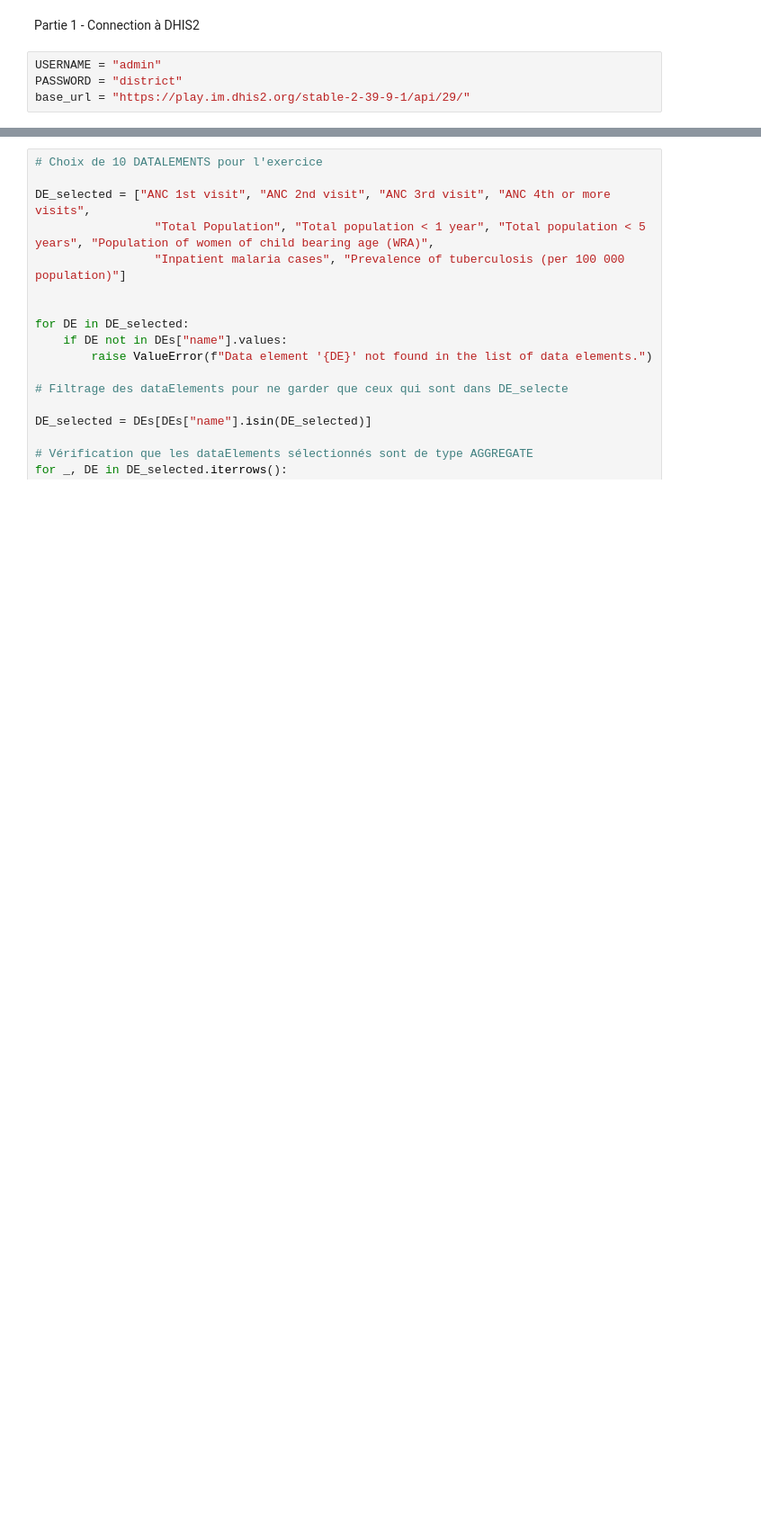
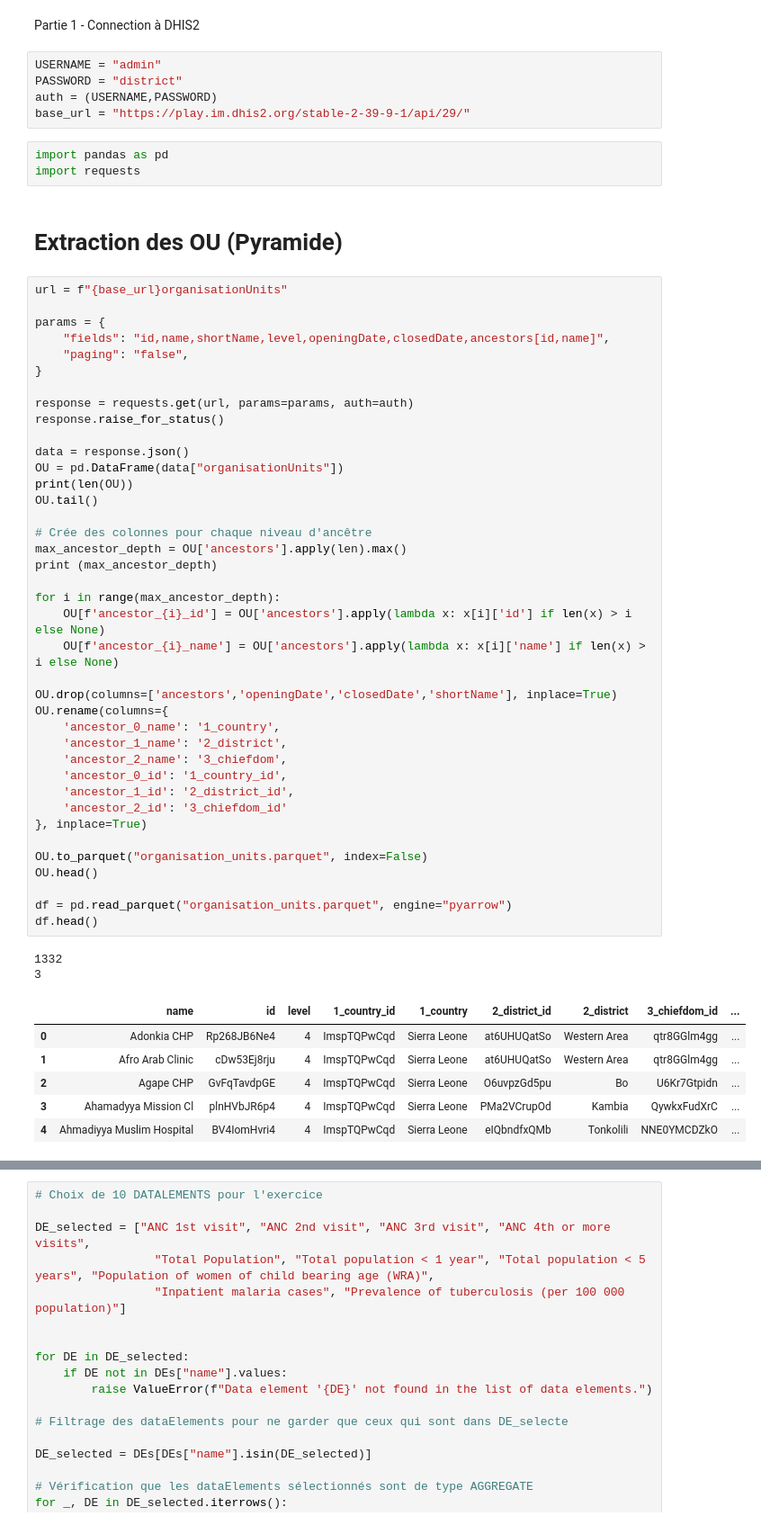
Before and after one commit to stephanedresse/sd_training_github, a Jupyter notebook: sd_assignment_june2025/notebook_extraction_dhis2.ipynb, the cells around one changed output, grey strips where cells are left out. Shown: that part at 90% size. Cells and saved outputs as stored; diff of their text form; blank space fills up the shorter version.

Commit message:
Amélioration du notebook d'extraction DHIS2

```diff
--- a/sd_assignment_june2025/notebook_extraction_dhis2.ipynb
+++ b/sd_assignment_june2025/notebook_extraction_dhis2.ipynb
@@ -14,7 +14,61 @@ Partie 1 - Connection à DHIS2
 # %%
 USERNAME = "admin"
 PASSWORD = "district"
+auth = (USERNAME,PASSWORD)
 base_url = "https://play.im.dhis2.org/stable-2-39-9-1/api/29/"
+# %%
+import pandas as pd
+import requests
+# %% [markdown]
+# Extraction des OU (Pyramide)
+# %%
+url = f"{base_url}organisationUnits"
+
+params = {
+    "fields": "id,name,shortName,level,openingDate,closedDate,ancestors[id,name]",
+    "paging": "false",
+}
+
+response = requests.get(url, params=params, auth=auth)
+response.raise_for_status()
+
+data = response.json()
+OU = pd.DataFrame(data["organisationUnits"])
+print(len(OU))
+OU.tail()
+
+# Crée des colonnes pour chaque niveau d'ancêtre
+max_ancestor_depth = OU['ancestors'].apply(len).max()
+print (max_ancestor_depth)
+
+for i in range(max_ancestor_depth):
+    OU[f'ancestor_{i}_id'] = OU['ancestors'].apply(lambda x: x[i]['id'] if len(x) > i else None)
+    OU[f'ancestor_{i}_name'] = OU['ancestors'].apply(lambda x: x[i]['name'] if len(x) > i else None)
+
+OU.drop(columns=['ancestors','openingDate','closedDate','shortName'], inplace=True)
+OU.rename(columns={
+    'ancestor_0_name': '1_country',
+    'ancestor_1_name': '2_district',
+    'ancestor_2_name': '3_chiefdom',
+    'ancestor_0_id': '1_country_id',
+    'ancestor_1_id': '2_district_id',
+    'ancestor_2_id': '3_chiefdom_id'
+}, inplace=True)
+
+OU.to_parquet("organisation_units.parquet", index=False)
+OU.head()
+
+df = pd.read_parquet("organisation_units.parquet", engine="pyarrow")
+df.head()
+# %% [output]
+1332
+3
+|  | name | id | level | 1_country_id | 1_country | 2_district_id | 2_district | 3_chiefdom_id | ... |
+| 0 | Adonkia CHP | Rp268JB6Ne4 | 4 | ImspTQPwCqd | Sierra Leone | at6UHUQatSo | Western Area | qtr8GGlm4gg | ... |
+| 1 | Afro Arab Clinic | cDw53Ej8rju | 4 | ImspTQPwCqd | Sierra Leone | at6UHUQatSo | Western Area | qtr8GGlm4gg | ... |
+| 2 | Agape CHP | GvFqTavdpGE | 4 | ImspTQPwCqd | Sierra Leone | O6uvpzGd5pu | Bo | U6Kr7Gtpidn | ... |
+| 3 | Ahamadyya Mission Cl | plnHVbJR6p4 | 4 | ImspTQPwCqd | Sierra Leone | PMa2VCrupOd | Kambia | QywkxFudXrC | ... |
+| 4 | Ahmadiyya Muslim Hospital | BV4IomHvri4 | 4 | ImspTQPwCqd | Sierra Leone | eIQbndfxQMb | Tonkolili | NNE0YMCDZkO | ... |
 # %%
 # Extraction de la liste de tous les dataElements
 
```
Also changed, not shown: parts of 5 cells of this notebook.
